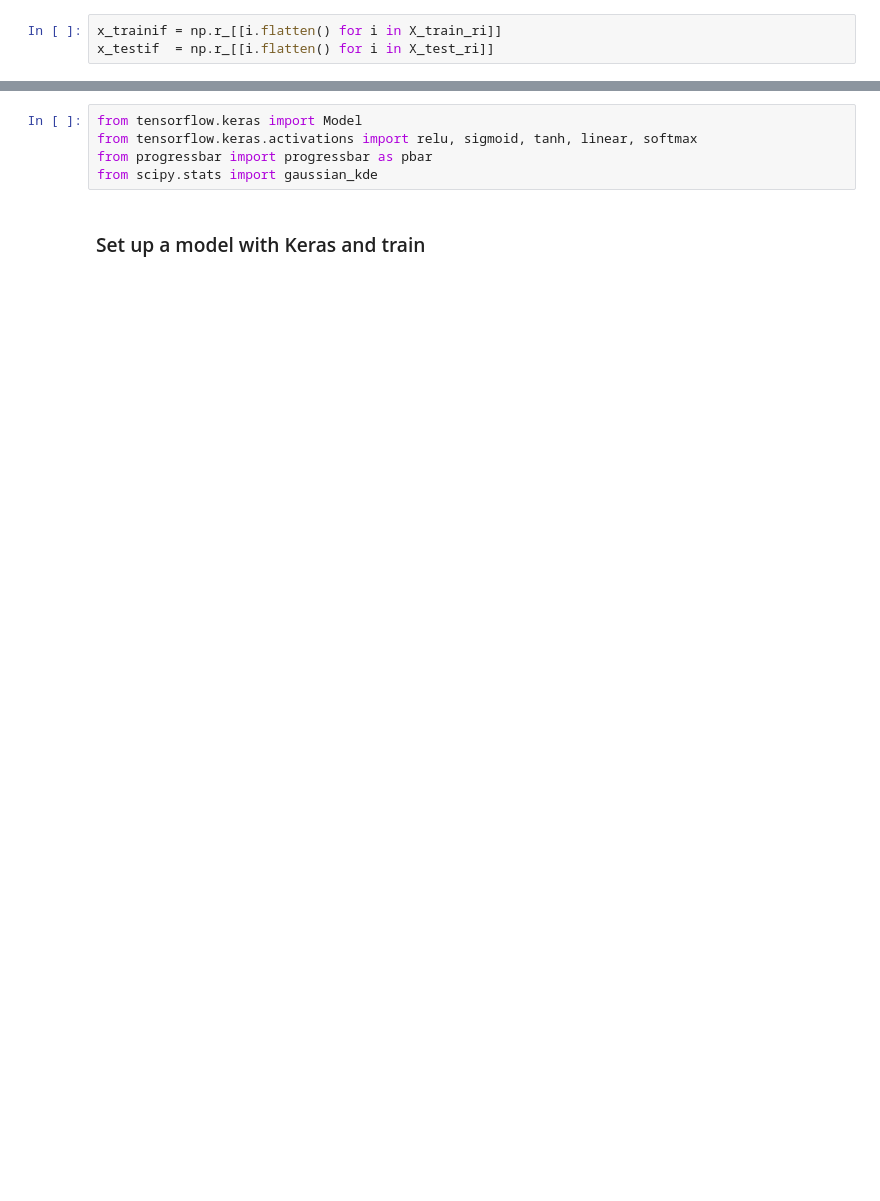
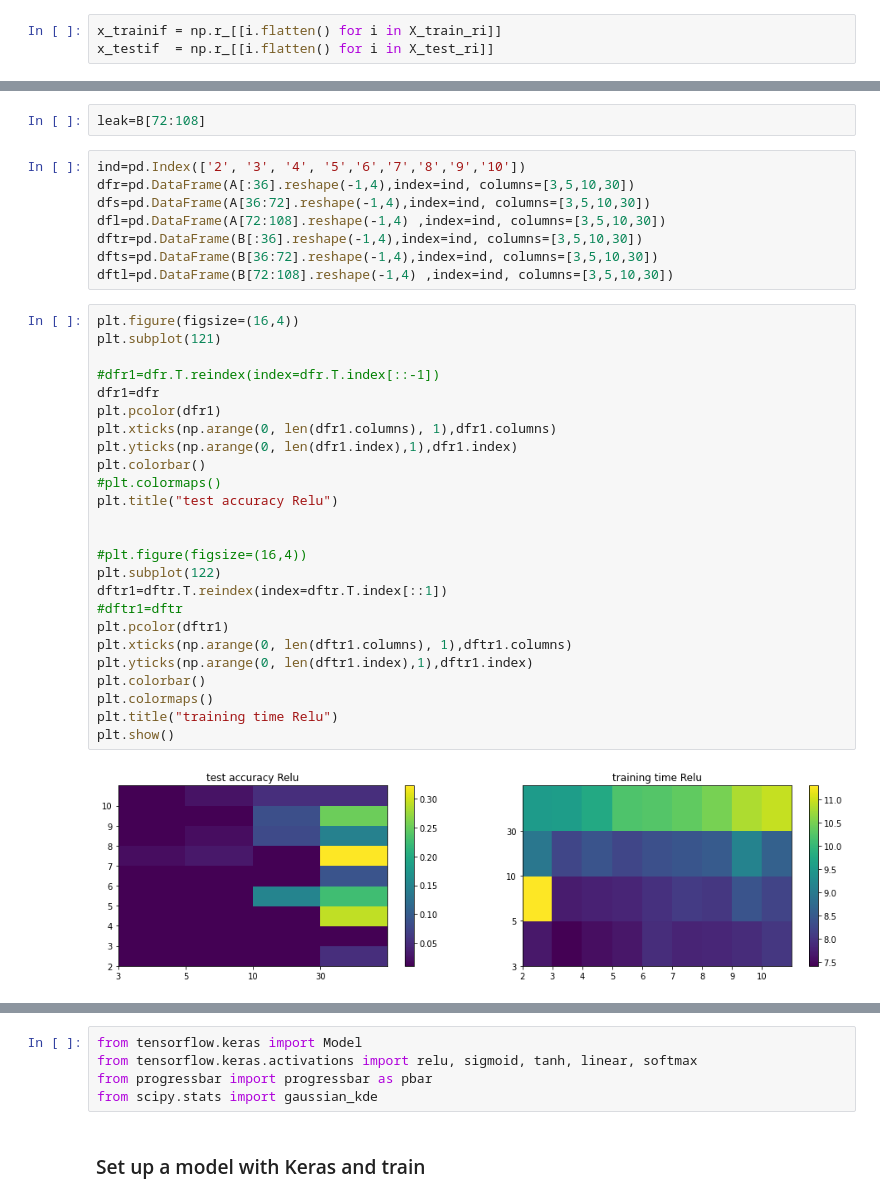
Before and after one commit to DaielChom/ann_leaf_classification, a Jupyter notebook: 06 - leaf classification with Images .ipynb, the cells around one changed output, grey strips where cells are left out. Saved outputs shown, nothing was run; the diff lists cells and outputs as text; blank space fills up the shorter version.

```diff
--- a/06 - leaf classification with Images .ipynb
+++ b/06 - leaf classification with Images .ipynb
@@ -88,0 +180,37 @@ x_trainif.shape, x_testif.shape
+# %%
+leak=B[72:108]
+# %%
+ind=pd.Index(['2', '3', '4', '5','6','7','8','9','10'])
+dfr=pd.DataFrame(A[:36].reshape(-1,4),index=ind, columns=[3,5,10,30])
+dfs=pd.DataFrame(A[36:72].reshape(-1,4),index=ind, columns=[3,5,10,30])
+dfl=pd.DataFrame(A[72:108].reshape(-1,4) ,index=ind, columns=[3,5,10,30])
+dftr=pd.DataFrame(B[:36].reshape(-1,4),index=ind, columns=[3,5,10,30])
+dfts=pd.DataFrame(B[36:72].reshape(-1,4),index=ind, columns=[3,5,10,30])
+dftl=pd.DataFrame(B[72:108].reshape(-1,4) ,index=ind, columns=[3,5,10,30])
+# %%
+plt.figure(figsize=(16,4))
+plt.subplot(121)
+
+#dfr1=dfr.T.reindex(index=dfr.T.index[::-1])
+dfr1=dfr
+plt.pcolor(dfr1)
+plt.xticks(np.arange(0, len(dfr1.columns), 1),dfr1.columns)
+plt.yticks(np.arange(0, len(dfr1.index),1),dfr1.index)
+plt.colorbar()
+#plt.colormaps()
+plt.title("test accuracy Relu")
+
+
+#plt.figure(figsize=(16,4))
+plt.subplot(122)
+dftr1=dftr.T.reindex(index=dftr.T.index[::1])
+#dftr1=dftr
+plt.pcolor(dftr1)
+plt.xticks(np.arange(0, len(dftr1.columns), 1),dftr1.columns)
+plt.yticks(np.arange(0, len(dftr1.index),1),dftr1.index)
+plt.colorbar()
+plt.colormaps()
+plt.title("training time Relu")
+plt.show()
+# %% [output]
+[figure, added]
```
Also changed, not shown: parts of 21 cells of this notebook.
